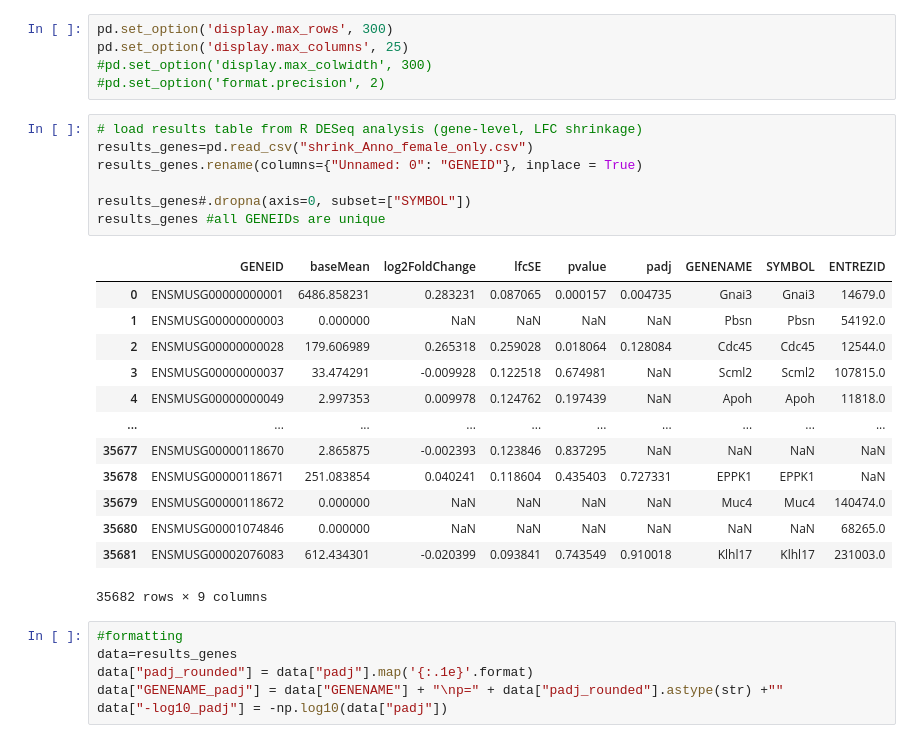
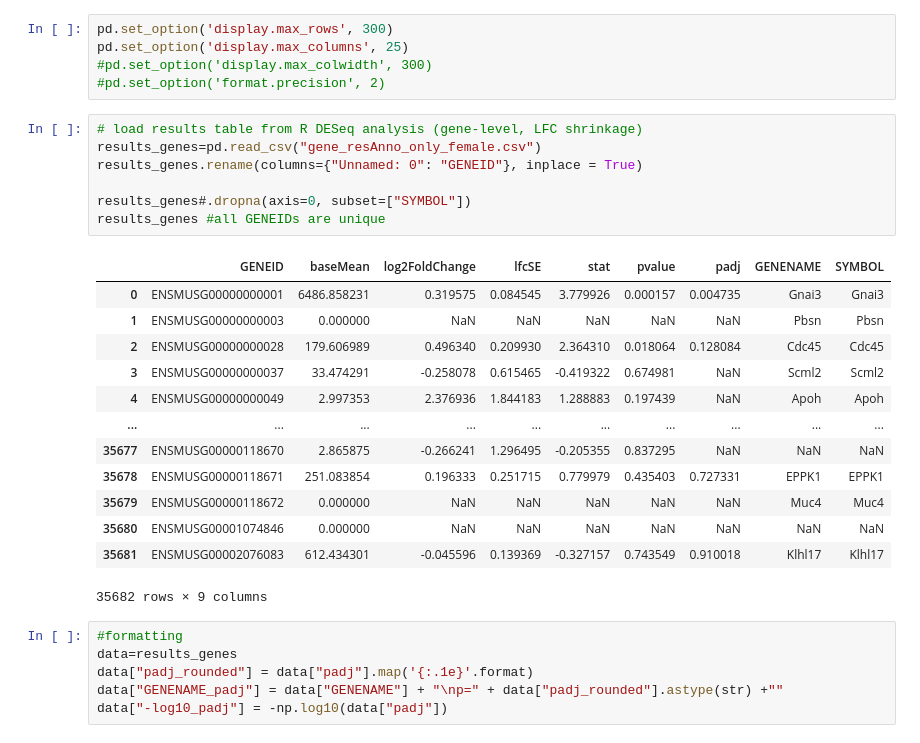
Before and after one commit to dhoangan/Cacna1hKO, a Jupyter notebook: RNASeq/5a_analysis_DESeq2_female_only/RNASeq_analysis_DEG_shrink.ipynb, the cells around one changed output. Drawn from its saved outputs; the diff is of its cells as text.

```diff
--- a/RNASeq/5a_analysis_DESeq2_female_only/RNASeq_analysis_DEG_shrink.ipynb
+++ b/RNASeq/5a_analysis_DESeq2_female_only/RNASeq_analysis_DEG_shrink.ipynb
@@ -24,24 +24,24 @@ pd.set_option('display.max_columns', 25)
 #pd.set_option('format.precision', 2)
 # %%
 # load results table from R DESeq analysis (gene-level, LFC shrinkage)
-results_genes=pd.read_csv("shrink_Anno_female_only.csv")
+results_genes=pd.read_csv("gene_resAnno_only_female.csv")
 results_genes.rename(columns={"Unnamed: 0": "GENEID"}, inplace = True)
 
 results_genes#.dropna(axis=0, subset=["SYMBOL"])
 results_genes #all GENEIDs are unique
 # %% [output]
-|  | GENEID | baseMean | log2FoldChange | lfcSE | pvalue | padj | GENENAME | SYMBOL | ENTREZID |
-| 0 | ENSMUSG00000000001 | 6486.858231 | 0.283231 | 0.087065 | 0.000157 | 0.004735 | Gnai3 | Gnai3 | 14679.0 |
-| 1 | ENSMUSG00000000003 | 0.000000 | NaN | NaN | NaN | NaN | Pbsn | Pbsn | 54192.0 |
-| 2 | ENSMUSG00000000028 | 179.606989 | 0.265318 | 0.259028 | 0.018064 | 0.128084 | Cdc45 | Cdc45 | 12544.0 |
-| 3 | ENSMUSG00000000037 | 33.474291 | -0.009928 | 0.122518 | 0.674981 | NaN | Scml2 | Scml2 | 107815.0 |
-| 4 | ENSMUSG00000000049 | 2.997353 | 0.009978 | 0.124762 | 0.197439 | NaN | Apoh | Apoh | 11818.0 |
+|  | GENEID | baseMean | log2FoldChange | lfcSE | stat | pvalue | padj | GENENAME | SYMBOL |
+| 0 | ENSMUSG00000000001 | 6486.858231 | 0.319575 | 0.084545 | 3.779926 | 0.000157 | 0.004735 | Gnai3 | Gnai3 |
+| 1 | ENSMUSG00000000003 | 0.000000 | NaN | NaN | NaN | NaN | NaN | Pbsn | Pbsn |
+| 2 | ENSMUSG00000000028 | 179.606989 | 0.496340 | 0.209930 | 2.364310 | 0.018064 | 0.128084 | Cdc45 | Cdc45 |
+| 3 | ENSMUSG00000000037 | 33.474291 | -0.258078 | 0.615465 | -0.419322 | 0.674981 | NaN | Scml2 | Scml2 |
+| 4 | ENSMUSG00000000049 | 2.997353 | 2.376936 | 1.844183 | 1.288883 | 0.197439 | NaN | Apoh | Apoh |
 | ... | ... | ... | ... | ... | ... | ... | ... | ... | ... |
-| 35677 | ENSMUSG00000118670 | 2.865875 | -0.002393 | 0.123846 | 0.837295 | NaN | NaN | NaN | NaN |
-| 35678 | ENSMUSG00000118671 | 251.083854 | 0.040241 | 0.118604 | 0.435403 | 0.727331 | EPPK1 | EPPK1 | NaN |
-| 35679 | ENSMUSG00000118672 | 0.000000 | NaN | NaN | NaN | NaN | Muc4 | Muc4 | 140474.0 |
-| 35680 | ENSMUSG00001074846 | 0.000000 | NaN | NaN | NaN | NaN | NaN | NaN | 68265.0 |
-| 35681 | ENSMUSG00002076083 | 612.434301 | -0.020399 | 0.093841 | 0.743549 | 0.910018 | Klhl17 | Klhl17 | 231003.0 |
+| 35677 | ENSMUSG00000118670 | 2.865875 | -0.266241 | 1.296495 | -0.205355 | 0.837295 | NaN | NaN | NaN |
+| 35678 | ENSMUSG00000118671 | 251.083854 | 0.196333 | 0.251715 | 0.779979 | 0.435403 | 0.727331 | EPPK1 | EPPK1 |
+| 35679 | ENSMUSG00000118672 | 0.000000 | NaN | NaN | NaN | NaN | NaN | Muc4 | Muc4 |
+| 35680 | ENSMUSG00001074846 | 0.000000 | NaN | NaN | NaN | NaN | NaN | NaN | NaN |
+| 35681 | ENSMUSG00002076083 | 612.434301 | -0.045596 | 0.139369 | -0.327157 | 0.743549 | 0.910018 | Klhl17 | Klhl17 |
 35682 rows × 9 columns
 # %%
 #formatting
```
Also changed, not shown: parts of 5 cells of this notebook, 14 other files.
